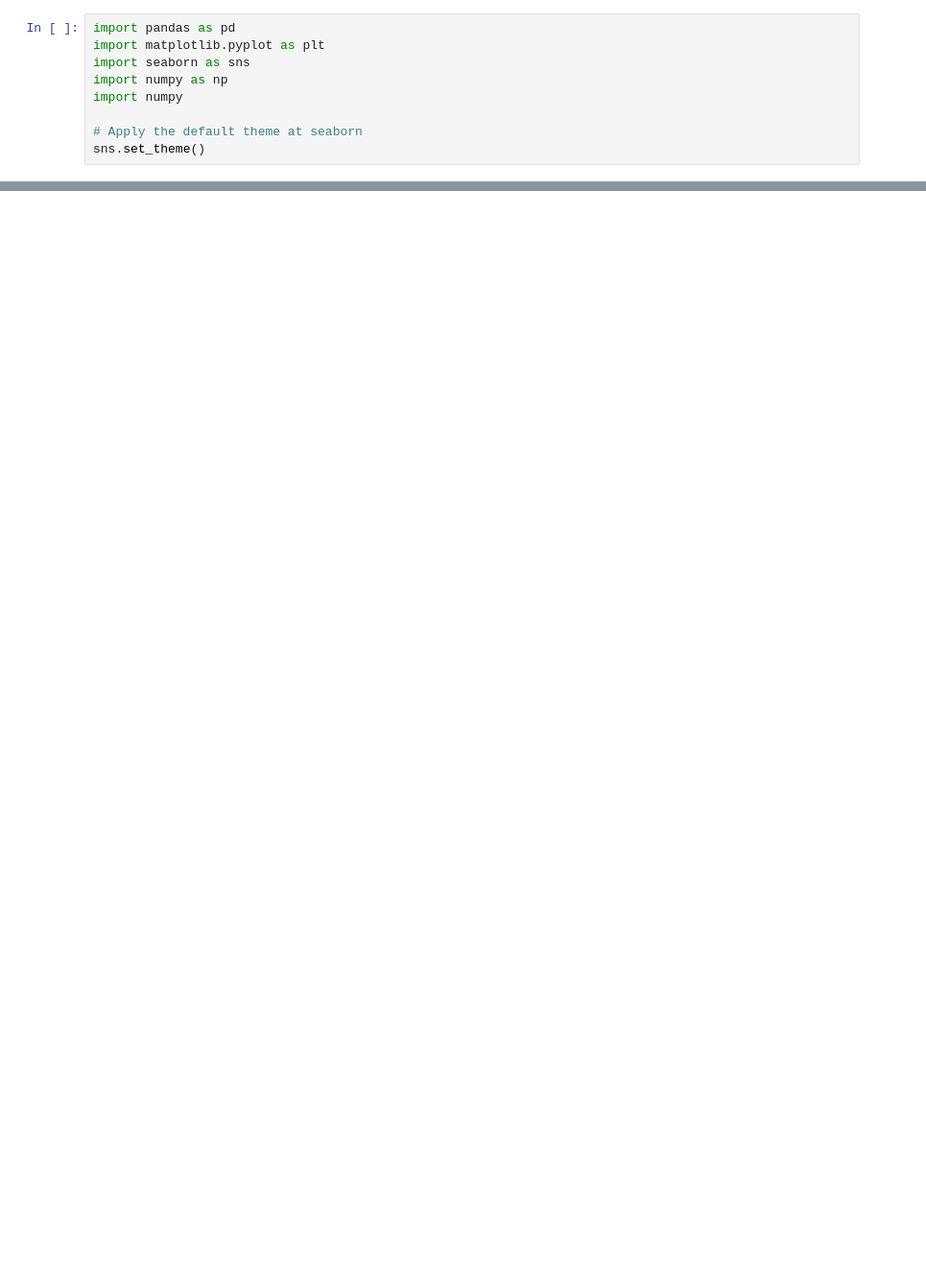
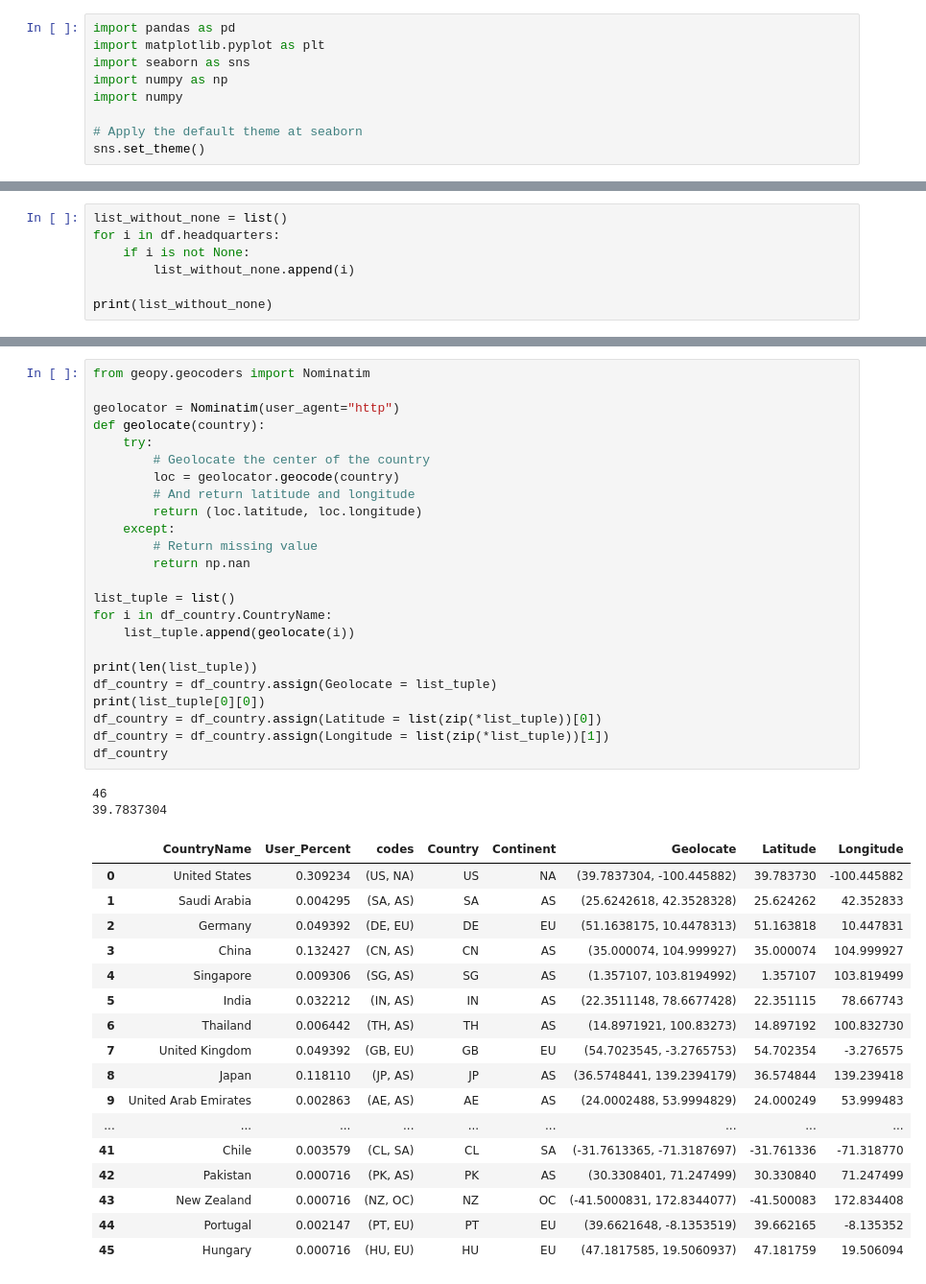
Before and after one commit to dedo99/Homework5, a Jupyter notebook: stats/globaldata_stats.ipynb, the cells around one changed output, grey strips where cells are left out. Shown: that part at 96% size. Saved outputs shown, nothing was run; the diff lists cells and outputs as text; blank space fills up the shorter version.

```diff
--- a/stats/globaldata_stats.ipynb
+++ b/stats/globaldata_stats.ipynb
@@ -250,0 +218,7 @@ Length: 277, dtype: int64
+# %%
+list_without_none = list()
+for i in df.headquarters:
+    if i is not None:
+        list_without_none.append(i)
+
+print(list_without_none)
@@ -250,0 +328,44 @@ Length: 277, dtype: int64
+# %%
+from geopy.geocoders import Nominatim
+
+geolocator = Nominatim(user_agent="http")
+def geolocate(country):
+    try:
+        # Geolocate the center of the country
+        loc = geolocator.geocode(country)
+        # And return latitude and longitude
+        return (loc.latitude, loc.longitude)
+    except:
+        # Return missing value
+        return np.nan
+
+list_tuple = list()
+for i in df_country.CountryName:
+    list_tuple.append(geolocate(i))
+
+print(len(list_tuple))
+df_country = df_country.assign(Geolocate = list_tuple)
+print(list_tuple[0][0])
+df_country = df_country.assign(Latitude = list(zip(*list_tuple))[0])
+df_country = df_country.assign(Longitude = list(zip(*list_tuple))[1])
+df_country
+# %% [output]
+46
+39.7837304
+|  | CountryName | User_Percent | codes | Country | Continent | Geolocate | Latitude | Longitude |
+| 0 | United States | 0.309234 | (US, NA) | US | NA | (39.7837304, -100.445882) | 39.783730 | -100.445882 |
+| 1 | Saudi Arabia | 0.004295 | (SA, AS) | SA | AS | (25.6242618, 42.3528328) | 25.624262 | 42.352833 |
+| 2 | Germany | 0.049392 | (DE, EU) | DE | EU | (51.1638175, 10.4478313) | 51.163818 | 10.447831 |
+| 3 | China | 0.132427 | (CN, AS) | CN | AS | (35.000074, 104.999927) | 35.000074 | 104.999927 |
+| 4 | Singapore | 0.009306 | (SG, AS) | SG | AS | (1.357107, 103.8194992) | 1.357107 | 103.819499 |
+| 5 | India | 0.032212 | (IN, AS) | IN | AS | (22.3511148, 78.6677428) | 22.351115 | 78.667743 |
+| 6 | Thailand | 0.006442 | (TH, AS) | TH | AS | (14.8971921, 100.83273) | 14.897192 | 100.832730 |
+| 7 | United Kingdom | 0.049392 | (GB, EU) | GB | EU | (54.7023545, -3.2765753) | 54.702354 | -3.276575 |
+| 8 | Japan | 0.118110 | (JP, AS) | JP | AS | (36.5748441, 139.2394179) | 36.574844 | 139.239418 |
+| 9 | United Arab Emirates | 0.002863 | (AE, AS) | AE | AS | (24.0002488, 53.9994829) | 24.000249 | 53.999483 |
+| ... | ... | ... | ... | ... | ... | ... | ... | ... |
+| 41 | Chile | 0.003579 | (CL, SA) | CL | SA | (-31.7613365, -71.3187697) | -31.761336 | -71.318770 |
+| 42 | Pakistan | 0.000716 | (PK, AS) | PK | AS | (30.3308401, 71.247499) | 30.330840 | 71.247499 |
+| 43 | New Zealand | 0.000716 | (NZ, OC) | NZ | OC | (-41.5000831, 172.8344077) | -41.500083 | 172.834408 |
+| 44 | Portugal | 0.002147 | (PT, EU) | PT | EU | (39.6621648, -8.1353519) | 39.662165 | -8.135352 |
+| 45 | Hungary | 0.000716 | (HU, EU) | HU | EU | (47.1817585, 19.5060937) | 47.181759 | 19.506094 |
```
Also changed, not shown: parts of 16 cells of this notebook, 1 other file.
